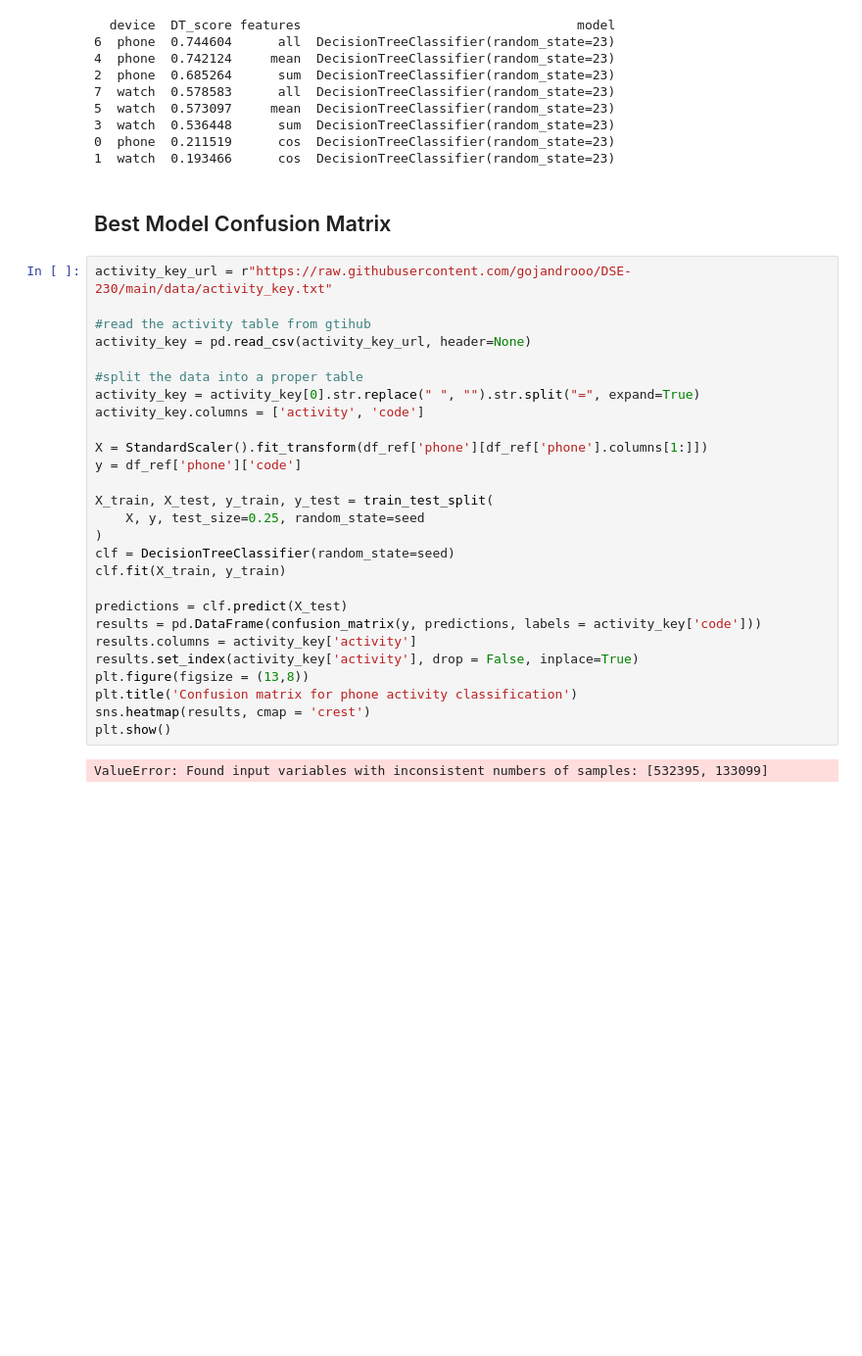
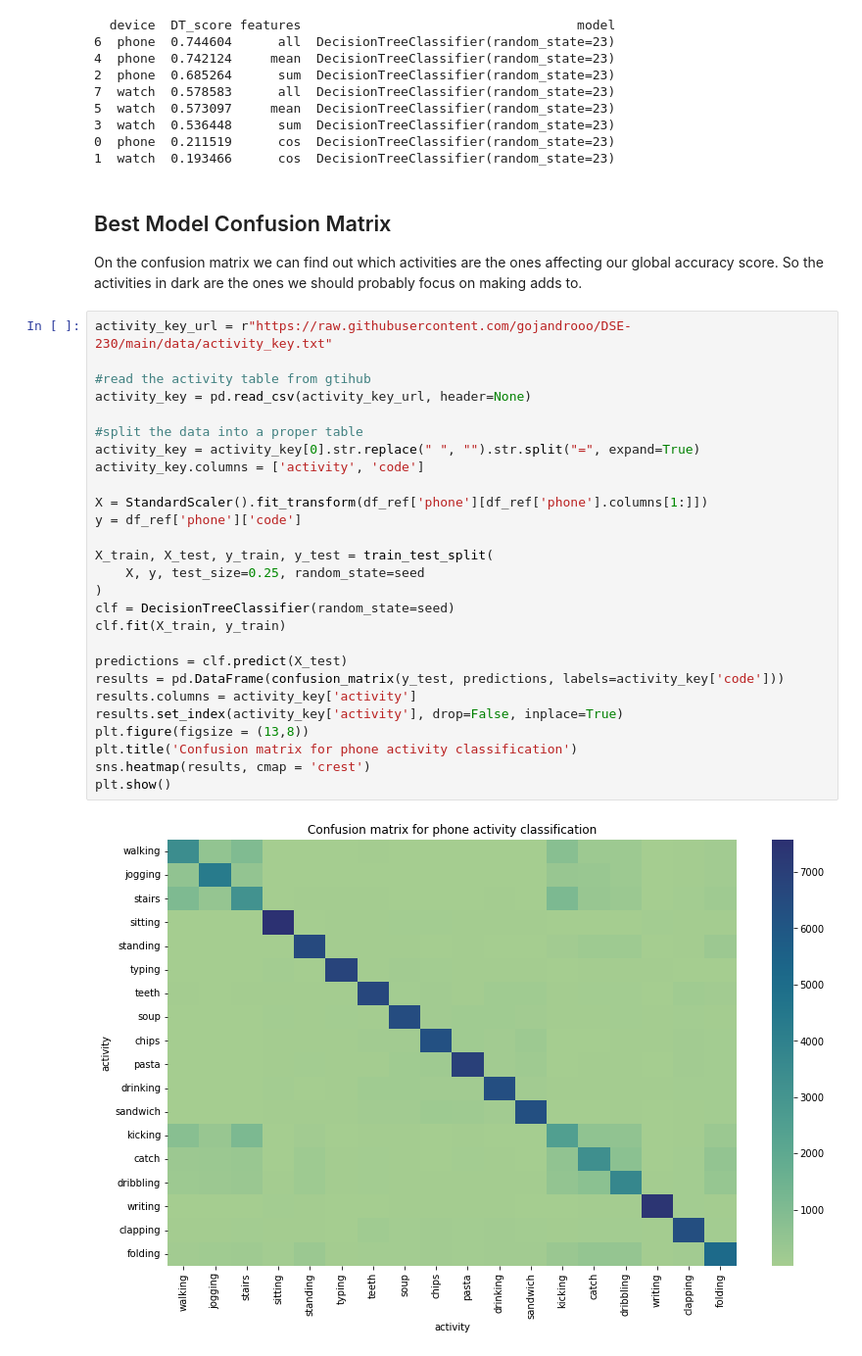
Before and after one commit to gojandrooo/DSE-230, a Jupyter notebook: z3_decision_trees.ipynb, the cells around one changed output. Shown: that part at 98% size. Saved outputs shown, nothing was run; the diff lists cells and outputs as text; blank space fills up the shorter version.

```diff
--- a/z3_decision_trees.ipynb
+++ b/z3_decision_trees.ipynb
@@ -78,32 +75,35 @@ print(scores_df)
 1  watch  0.193466      cos  DecisionTreeClassifier(random_state=23)
 # %% [markdown]
 ## Best Model Confusion Matrix
+
+On the confusion matrix we can find out which activities are the ones affecting our global accuracy score.
+So the activities in dark are the ones we should probably focus on making adds to.
 # %%
 activity_key_url = r"https://raw.githubusercontent.com/gojandrooo/DSE-230/main/data/activity_key.txt"
 
 #read the activity table from gtihub
 activity_key = pd.read_csv(activity_key_url, header=None)
 
 #split the data into a proper table
 activity_key = activity_key[0].str.replace(" ", "").str.split("=", expand=True)
 activity_key.columns = ['activity', 'code']
 
 X = StandardScaler().fit_transform(df_ref['phone'][df_ref['phone'].columns[1:]])
 y = df_ref['phone']['code']
 
 X_train, X_test, y_train, y_test = train_test_split(
     X, y, test_size=0.25, random_state=seed
 )
 clf = DecisionTreeClassifier(random_state=seed)
 clf.fit(X_train, y_train)
 
 predictions = clf.predict(X_test)
-results = pd.DataFrame(confusion_matrix(y, predictions, labels = activity_key['code']))
+results = pd.DataFrame(confusion_matrix(y_test, predictions, labels=activity_key['code']))
 results.columns = activity_key['activity']
-results.set_index(activity_key['activity'], drop = False, inplace=True)
+results.set_index(activity_key['activity'], drop=False, inplace=True)
 plt.figure(figsize = (13,8))
 plt.title('Confusion matrix for phone activity classification')
 sns.heatmap(results, cmap = 'crest')
 plt.show()
 # %% [output]
-ValueError: Found input variables with inconsistent numbers of samples: [532395, 133099]
+[figure, added]
```
Also changed, not shown: parts of 1 cell of this notebook.
